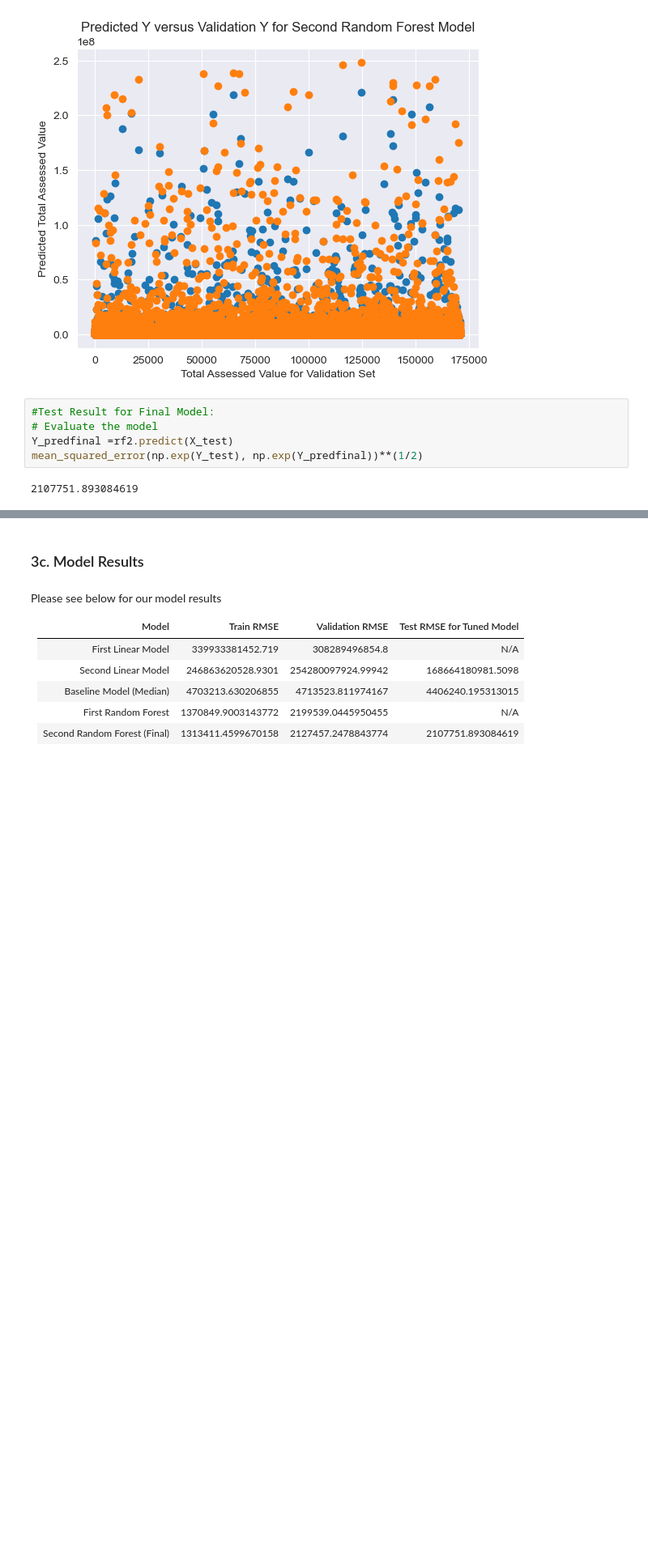
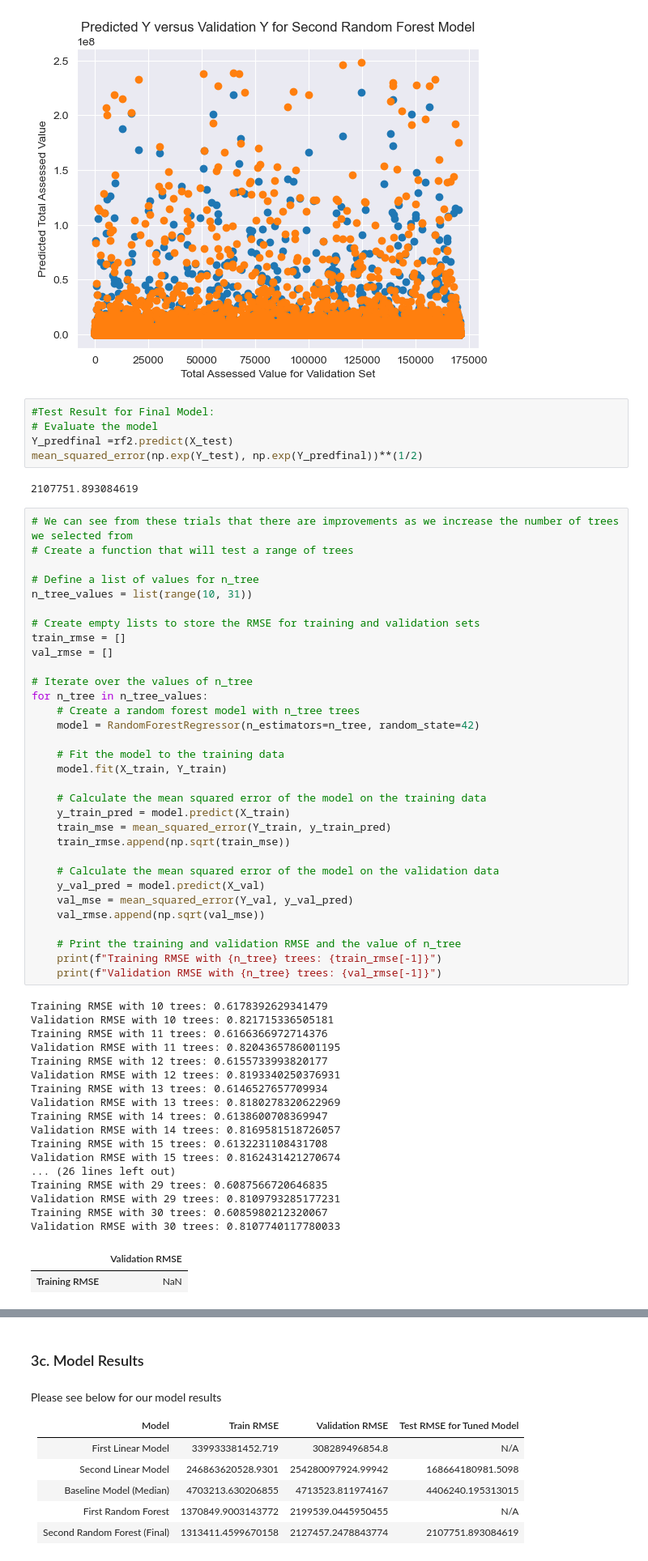
Before and after one commit to a-hothi/207_priya_jasmine_sally_anton_arsh, a Jupyter notebook: Notebooks/final_notebook.ipynb, the cells around one changed output, grey strips where cells are left out. Shown at 81% size. Cells and saved outputs as stored; diff of their text form; blank space fills up the shorter version.

Commit message:
function to run through n_trees for random forest

```diff
--- a/Notebooks/final_notebook.ipynb
+++ b/Notebooks/final_notebook.ipynb
@@ -1223,3 +1177,55 @@ Y_predfinal =rf2.predict(X_test)
 mean_squared_error(np.exp(Y_test), np.exp(Y_predfinal))**(1/2)
 # %% [output]
 2107751.893084619
+# %%
+# We can see from these trials that there are improvements as we increase the number of trees we selected from
+# Create a function that will test a range of trees
+
+# Define a list of values for n_tree
+n_tree_values = list(range(10, 31))
+
+# Create empty lists to store the RMSE for training and validation sets
+train_rmse = []
+val_rmse = []
+
+# Iterate over the values of n_tree
+for n_tree in n_tree_values:
+    # Create a random forest model with n_tree trees
+    model = RandomForestRegressor(n_estimators=n_tree, random_state=42)
+
+    # Fit the model to the training data
+    model.fit(X_train, Y_train)
+
+    # Calculate the mean squared error of the model on the training data
+    y_train_pred = model.predict(X_train)
+    train_mse = mean_squared_error(Y_train, y_train_pred)
+    train_rmse.append(np.sqrt(train_mse))
+
+    # Calculate the mean squared error of the model on the validation data
+    y_val_pred = model.predict(X_val)
+    val_mse = mean_squared_error(Y_val, y_val_pred)
+    val_rmse.append(np.sqrt(val_mse))
+
+    # Print the training and validation RMSE and the value of n_tree
+    print(f"Training RMSE with {n_tree} trees: {train_rmse[-1]}")
+    print(f"Validation RMSE with {n_tree} trees: {val_rmse[-1]}")
+# %% [output]
+Training RMSE with 10 trees: 0.6178392629341479
+Validation RMSE with 10 trees: 0.821715336505181
+Training RMSE with 11 trees: 0.6166366972714376
+Validation RMSE with 11 trees: 0.8204365786001195
+Training RMSE with 12 trees: 0.6155733993820177
+Validation RMSE with 12 trees: 0.8193340250376931
+Training RMSE with 13 trees: 0.6146527657709934
+Validation RMSE with 13 trees: 0.8180278320622969
+Training RMSE with 14 trees: 0.6138600708369947
+Validation RMSE with 14 trees: 0.8169581518726057
+Training RMSE with 15 trees: 0.6132231108431708
+Validation RMSE with 15 trees: 0.8162431421270674
+... (26 lines left out)
+Training RMSE with 29 trees: 0.6087566720646835
+Validation RMSE with 29 trees: 0.8109793285177231
+Training RMSE with 30 trees: 0.6085980212320067
+Validation RMSE with 30 trees: 0.8107740117780033
+|  | Validation RMSE |
+| Training RMSE | NaN |
```
Also changed, not shown: parts of 35 cells of this notebook.
